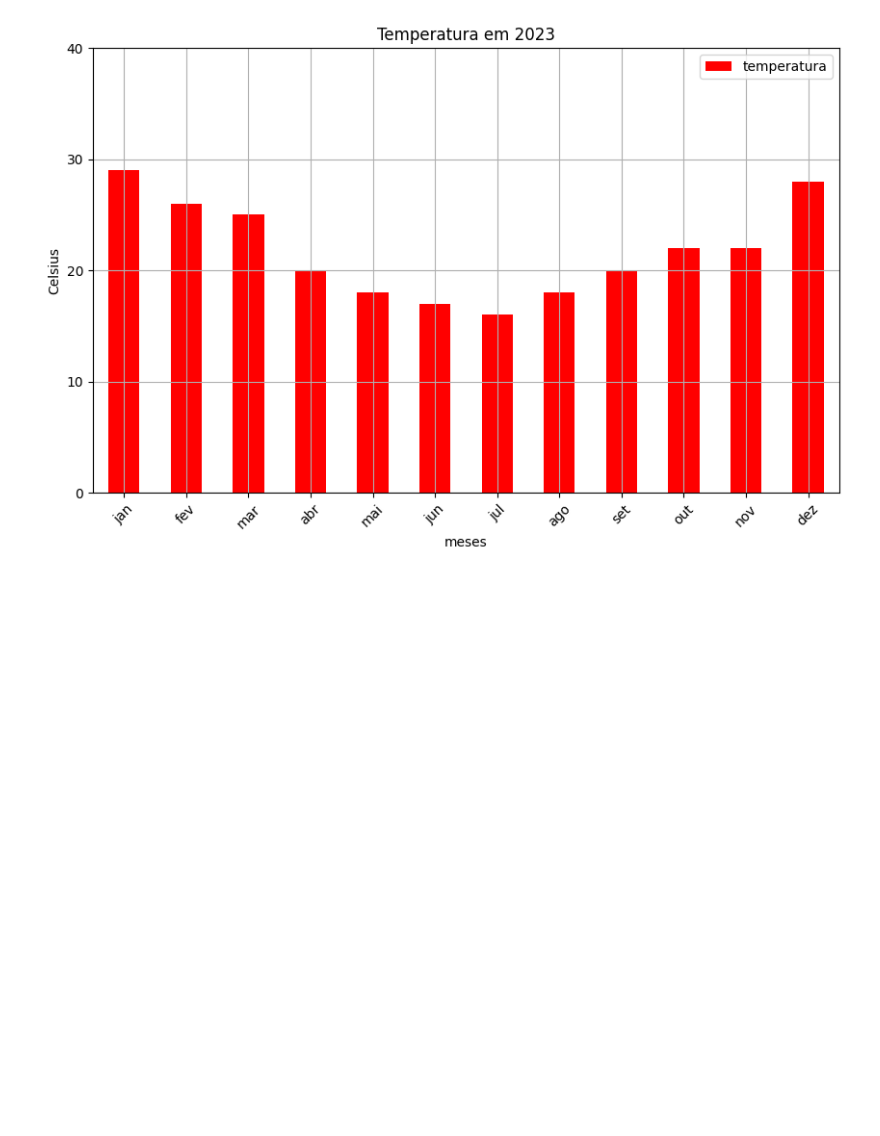
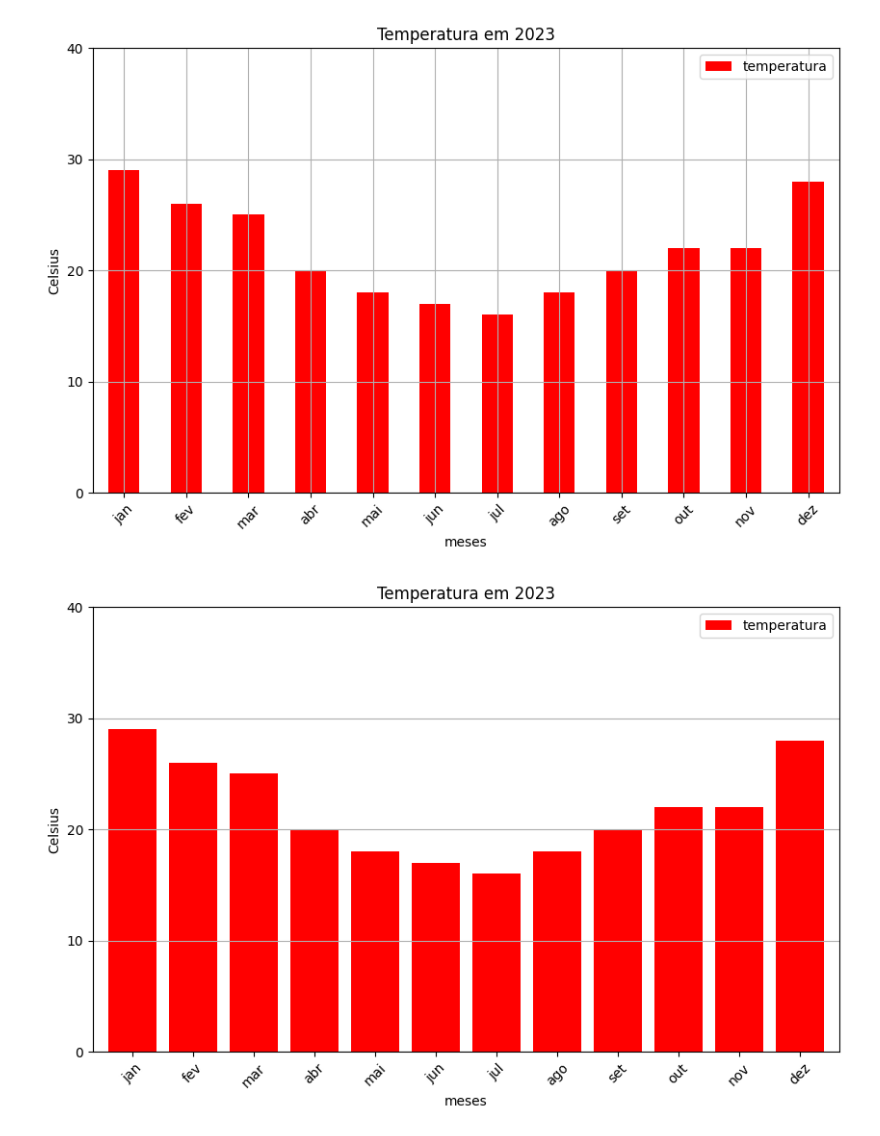
Before and after one commit to francfelipe/python-fundamentos, a Jupyter notebook: plumbers/python-fundamentos.ipynb, the cells around one changed output. Saved outputs shown, nothing was run; the diff lists cells and outputs as text; code cells hidden in the pictures; blank space fills up the shorter version.

```diff
--- a/plumbers/python-fundamentos.ipynb
+++ b/plumbers/python-fundamentos.ipynb
@@ -3577,3 +3577,21 @@ df.plot(
 ); #use o ponto e virgula para não precisar chamar o pyplot
 # %% [output]
 [figure]
+# %%
+df.plot(
+    figsize=(10,6),
+    kind='bar',
+    x='mes',
+    y='temperatura',
+    color='red',
+    yticks=[0, 10, 20, 30, 40],
+    ylim=[0,40],
+    xlabel='meses',
+    ylabel='Celsius',
+    title='Temperatura em 2023',
+    #grid=True,
+    rot=45,
+    width = 0.8
+).grid(axis='y'); #use o ponto e virgula para não precisar chamar o pyplot
+# %% [output]
+[figure, added]
```
